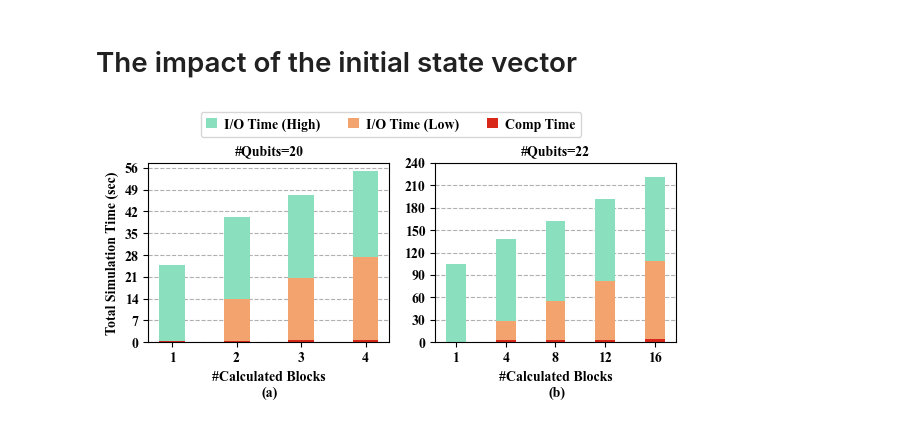
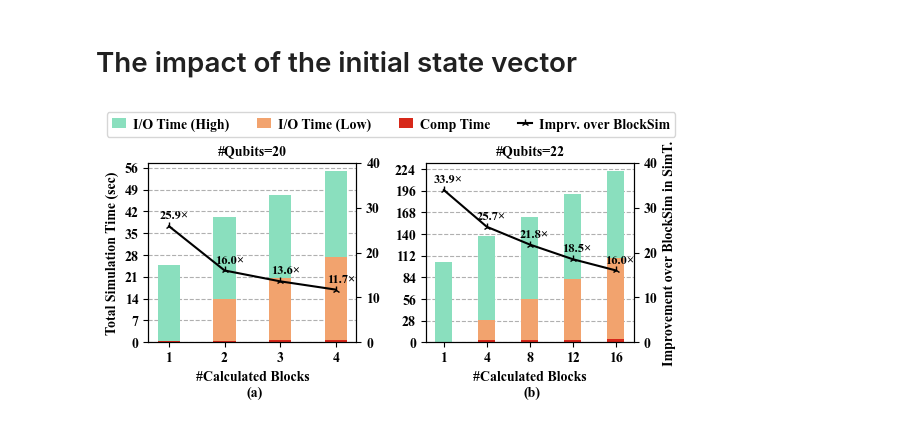
Before and after one commit to 1120198186/CompressData, a Jupyter notebook: fig/HybridSimFig.ipynb, the cells around one changed output. Drawn from its saved outputs; the diff is of its cells as text; code cells hidden in the pictures.

```diff
--- a/fig/HybridSimFig.ipynb
+++ b/fig/HybridSimFig.ipynb
@@ -146,6 +146,12 @@ df = pd.read_excel(fname, sheet_name=sheetname)
 stacked = [df[df['#Qubits'] == 20].pivot(index='#CalBlocks', columns='Metrics', values=['HybridSim']).drop(columns=[('HybridSim', 'Sim T.')]),
            df[df['#Qubits'] == 22].pivot(index='#CalBlocks', columns='Metrics', values=['HybridSim']).drop(columns=[('HybridSim', 'Sim T.')])
            ]
+
+# 获取Imprv.列的数据，用于绘制折线图
+imprv = [
+    df[(df['#Qubits'] == 20) & (df['Metrics'] == 'Sim T.')],
+    df[(df['#Qubits'] == 22) & (df['Metrics'] == 'Sim T.')]
+]
 
 numQubits = df['#Qubits'].unique()
 stack_order = ['Comp T.', 'High I/O T.', 'Low I/O T.'] # 堆叠顺序
@@ -160,7 +166,6 @@ bar_width = 0.4
 
 for i, ax in enumerate(axes):
     stacked_hyb = stacked[i].reindex(columns=stack_order, level=1)
-    # print(stacked_df)
 
     index = np.arange(len(stacked_hyb.index))
     ax.set_xticks(index, stacked_hyb.index)
@@ -173,35 +178,49 @@ for i, ax in enumerate(axes):
     ax.bar(index, stacked_hyb[('HybridSim', 'Low I/O T.')],
         bar_width, color=colors['iolow'], edgecolor=colors['edge'], label='I/O Time (Low)',
         bottom=stacked_hyb[('HybridSim', 'Comp T.')], zorder=2)
     ax.bar(index, stacked_hyb[('HybridSim', 'Comp T.')],
         bar_width, color=colors['comp'], edgecolor=colors['edge'], label='Comp Time', zorder=2)
 
     # subgraph titles
     ax.set_title(f'#Qubits={numQubits[i]}', fontsize=fontsize, fontweight='bold')
-
     ax.set_xlabel('#Calculated Blocks', fontsize=fontsize, fontweight='bold')
-
     # mark the number in the lower center of the first subgraph in each row
     label = f'({string.ascii_lowercase[i]})'
     ax.text(0.47, -0.3, label, transform=ax.transAxes, fontsize=fontsize)
+
+    # Imprv.
+    ax_imprv = ax.twinx()
+    ax_imprv.plot(index, imprv[i]['Imprv.'], color=colors['line'], label='Imprv. over BlockSim', marker='2')
+    # 标出值
+    imprv_text = np.round(imprv[i]['Imprv.'].to_numpy(), 1)
+    for j in range(len(index)):
+        # print(f'{index[j]} {imprv[i]["Imprv."][j]}')
+        ax_imprv.text(index[j]+0.1, imprv_text[j]+1, str(imprv_text[j])+'\u00D7', ha='center', va='bottom', rotation=0, fontsize=fontsize-1)
+    # 设置纵坐标的范围
+    ax_imprv.set_yticks(np.arange(0, 50, 10))
 
     if i == 0:
         # labels
         barHandles, barLabels = ax.get_legend_handles_labels()
         handles.extend(barHandles)
         labels.extend(barLabels)
 
         ax.set_yticks(list(np.arange(0, 61, 7)))
         ax.set_ylabel('Total Simulation Time (sec)', fontsize=fontsize, fontweight='bold')
     else:
-        ax.set_yticks(list(np.arange(0, 251, 30)))
+        # labels
+        lineHandles, lineLabels = ax_imprv.get_legend_handles_labels()
+        handles.extend(lineHandles)
+        labels.extend(lineLabels)
+        ax.set_yticks(list(np.arange(0, 251, 28)))
+        ax_imprv.set_ylabel('Improvement over BlockSim in SimT.', fontsize=fontsize, fontweight='bold')
 
-fig.legend(handles, labels, loc='upper center', bbox_to_anchor=(0.5, 1.08), ncol=3, fontsize=fontsize, handlelength=0.8, handletextpad=0.5)
+fig.legend(handles, labels, loc='upper center', bbox_to_anchor=(0.5, 1.08), ncol=4, fontsize=fontsize, handlelength=1, handletextpad=0.5)
 
 plt.tight_layout()
 # plt.subplots_adjust(wspace=0)
 
 plt.savefig(f'{sheetname}.pdf', format='pdf', bbox_inches='tight')
 plt.show()
 # %% [output]
-[figure, old version]
+[figure, new version]
```
Also changed, not shown: 6 other files.
